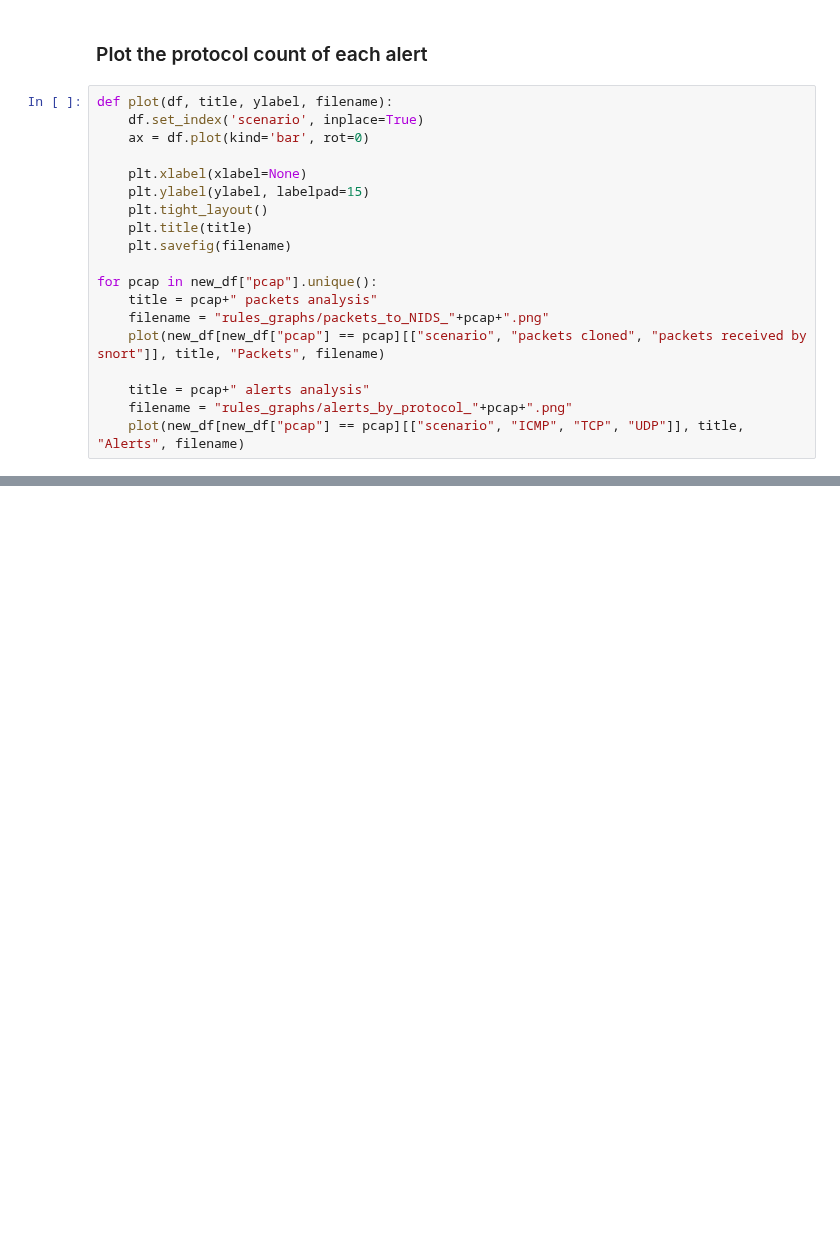
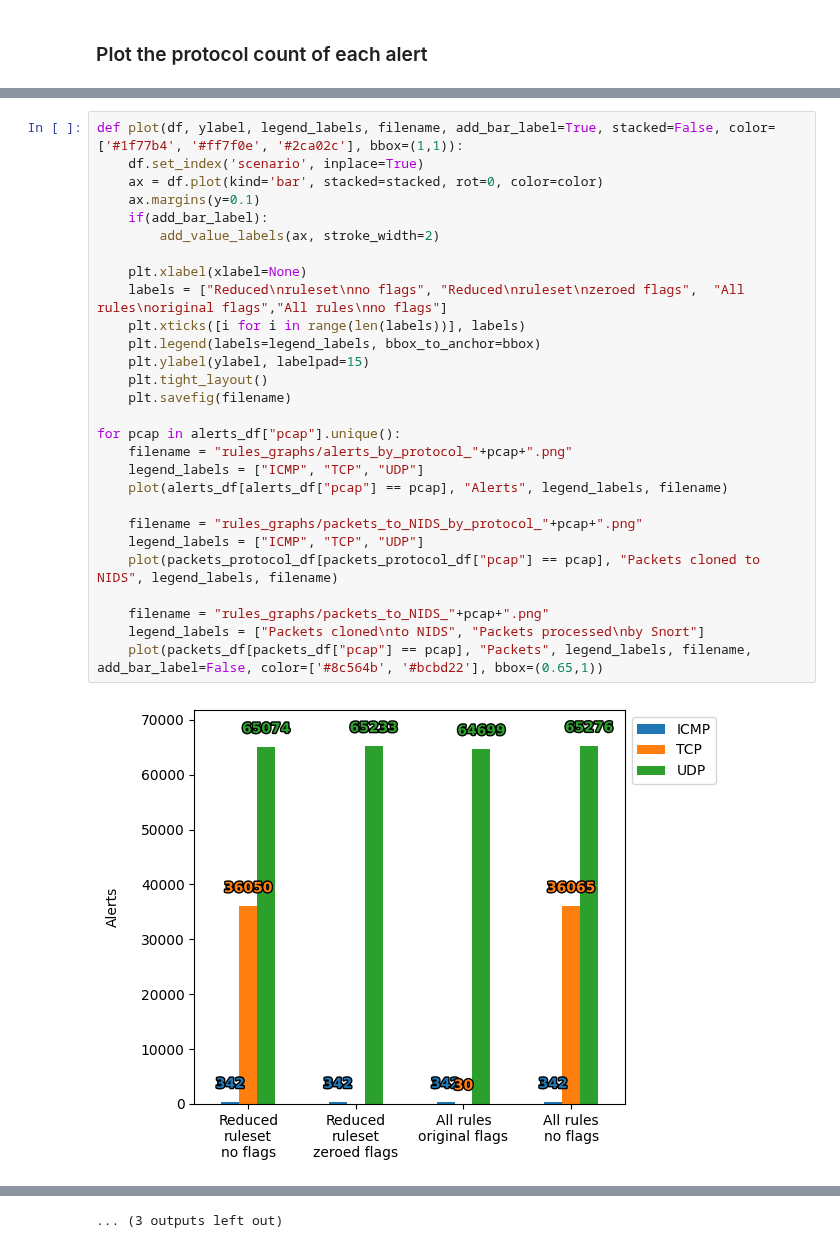
Before and after one commit to HenriqueBBrum/Network-Wide-Rule-Orchestrator, a Jupyter notebook: testing/solution_analysis/rules.ipynb, the cells around one changed output, grey strips where cells are left out. Cells and saved outputs as stored; diff of their text form; blank space fills up the shorter version.

Commit message:
Algorithms analysis

```diff
--- a/testing/solution_analysis/rules.ipynb
+++ b/testing/solution_analysis/rules.ipynb
@@ -135,21 +233,2 @@ display(new_df)
 # %% [markdown]
 ### Plot the protocol count of each alert
-# %%
-def plot(df, title, ylabel, filename):
-    df.set_index('scenario', inplace=True)
-    ax = df.plot(kind='bar', rot=0)
-
-    plt.xlabel(xlabel=None)
-    plt.ylabel(ylabel, labelpad=15)
-    plt.tight_layout()
-    plt.title(title)
-    plt.savefig(filename)
-
-for pcap in new_df["pcap"].unique():
-    title = pcap+" packets analysis"
-    filename = "rules_graphs/packets_to_NIDS_"+pcap+".png"
-    plot(new_df[new_df["pcap"] == pcap][["scenario", "packets cloned", "packets received by snort"]], title, "Packets", filename)
-
-    title = pcap+" alerts analysis"
-    filename = "rules_graphs/alerts_by_protocol_"+pcap+".png"
-    plot(new_df[new_df["pcap"] == pcap][["scenario", "ICMP", "TCP", "UDP"]], title, "Alerts", filename)
@@ -166,0 +235,30 @@ for pcap in new_df["pcap"].unique():
+# %%
+def plot(df, ylabel, legend_labels, filename, add_bar_label=True, stacked=False, color=['#1f77b4', '#ff7f0e', '#2ca02c'], bbox=(1,1)):
+    df.set_index('scenario', inplace=True)
+    ax = df.plot(kind='bar', stacked=stacked, rot=0, color=color)
+    ax.margins(y=0.1)
+    if(add_bar_label):
+        add_value_labels(ax, stroke_width=2)
+
+    plt.xlabel(xlabel=None)
+    labels = ["Reduced\nruleset\nno flags", "Reduced\nruleset\nzeroed flags",  "All rules\noriginal flags","All rules\nno flags"]
+    plt.xticks([i for i in range(len(labels))], labels)
+    plt.legend(labels=legend_labels, bbox_to_anchor=bbox)
+    plt.ylabel(ylabel, labelpad=15)
+    plt.tight_layout()
+    plt.savefig(filename)
+
+for pcap in alerts_df["pcap"].unique():
+    filename = "rules_graphs/alerts_by_protocol_"+pcap+".png"
+    legend_labels = ["ICMP", "TCP", "UDP"]
+    plot(alerts_df[alerts_df["pcap"] == pcap], "Alerts", legend_labels, filename)
+
+    filename = "rules_graphs/packets_to_NIDS_by_protocol_"+pcap+".png"
+    legend_labels = ["ICMP", "TCP", "UDP"]
+    plot(packets_protocol_df[packets_protocol_df["pcap"] == pcap], "Packets cloned to NIDS", legend_labels, filename)
+
+    filename = "rules_graphs/packets_to_NIDS_"+pcap+".png"
+    legend_labels = ["Packets cloned\nto NIDS", "Packets processed\nby Snort"]
+    plot(packets_df[packets_df["pcap"] == pcap], "Packets", legend_labels, filename, add_bar_label=False, color=['#8c564b', '#bcbd22'], bbox=(0.65,1))
+# %% [output]
+[figure, added]
@@ -166,0 +276 @@ for pcap in new_df["pcap"].unique():
+... (3 outputs left out)
```
Also changed, not shown: parts of 10 cells of this notebook, 37 other files.
